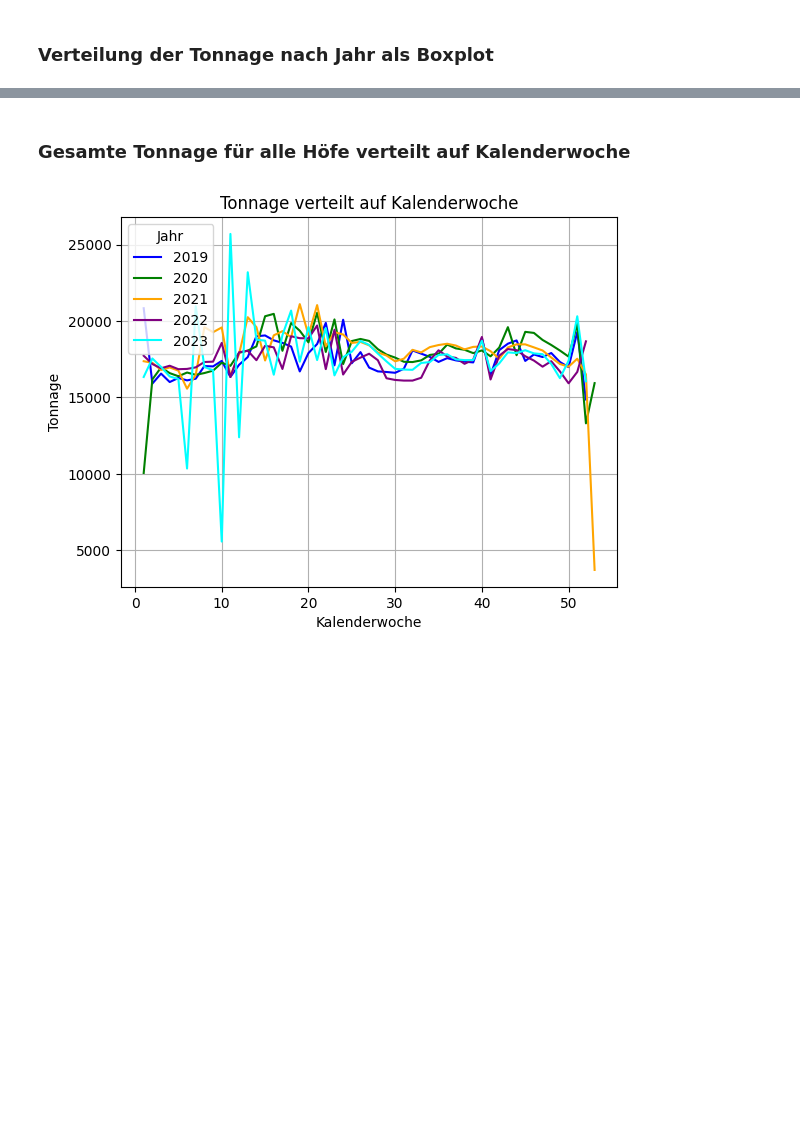
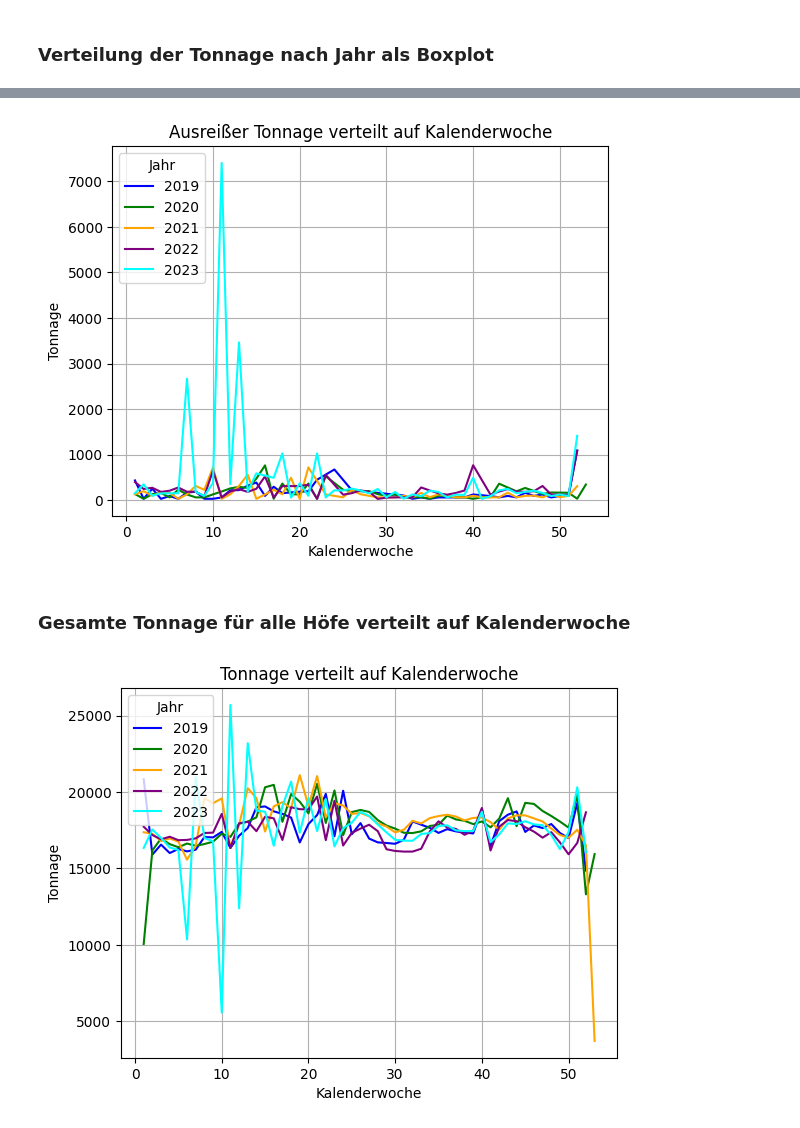
Before and after one commit to s-matthies/ai-waste-analytics, a Jupyter notebook: Basis_Data.ipynb, the cells around one changed output, grey strips where cells are left out. Saved outputs shown, nothing was run; the diff lists cells and outputs as text; code cells hidden in the pictures; blank space fills up the shorter version.

Commit message:
Ausreißer

```diff
--- a/Basis_Data.ipynb
+++ b/Basis_Data.ipynb
@@ -159,0 +193,4 @@ Text(0.5, 1.0, 'Verteilung der Tonnage nach Jahr')
+# %%
+PFAD3 : str = "Daten/ausreisser.csv"
+ausr_df =pd.read_csv(PFAD3, delimiter=";", decimal=",")
+ausr_df.info()
@@ -160,3 +214,60 @@ Text(0.5, 1.0, 'Verteilung der Tonnage nach Jahr')
+# %%
+
+plt.xlabel("Kalenderwoche")
+
+plt.ylabel("Tonnage")
+
+plt.title("Ausreißer Tonnage verteilt auf Kalenderwoche")
+
+#2019
+
+a_filter_df19 = ausr_df[ausr_df["Jahr"] == int(2019)]
+
+a_filter_df19 = a_filter_df19.groupby('KW')['Tonnage'].sum().reset_index()
+
+#2020
+
+a_filter_df20 = ausr_df[ausr_df["Jahr"] == int(2020)]
+
+a_filter_df20 = a_filter_df20.groupby('KW')['Tonnage'].sum().reset_index()
+
+#2021
+
+a_filter_df21 = ausr_df[ausr_df["Jahr"] == int(2021)]
+
+a_filter_df21 = a_filter_df21.groupby('KW')['Tonnage'].sum().reset_index()
+
+#2022
+
+a_filter_df22 = ausr_df[ausr_df["Jahr"] == int(2022)]
+
+a_filter_df22 = a_filter_df22.groupby('KW')['Tonnage'].sum().reset_index()
+
+#2023
+
+a_filter_df23 = ausr_df[ausr_df["Jahr"] == int(2023)]
+
+a_filter_df23 = a_filter_df23.groupby('KW')['Tonnage'].sum().reset_index()
+
+#plot
+
+plt.plot(a_filter_df19["KW"], a_filter_df19["Tonnage"], color = "blue", label="2019")
+
+plt.plot(a_filter_df20["KW"], a_filter_df20["Tonnage"], color = "green", label="2020")
+
+plt.plot(a_filter_df21["KW"], a_filter_df21["Tonnage"], color = "orange", label="2021")
+
+plt.plot(a_filter_df22["KW"], a_filter_df22["Tonnage"], color = "purple", label="2022")
+
+plt.plot(a_filter_df23["KW"], a_filter_df23["Tonnage"], color = "cyan", label="2023")
+
+plt.legend(loc='upper left',title="Jahr")
+
+plt.grid(True)
+
+plt.show()
+# %% [output]
+[figure, added]
 # %% [markdown]
 ### Gesamte Tonnage für alle Höfe verteilt auf Kalenderwoche
 # %%
```
Also changed, not shown: parts of 5 cells of this notebook, 3 other files.
